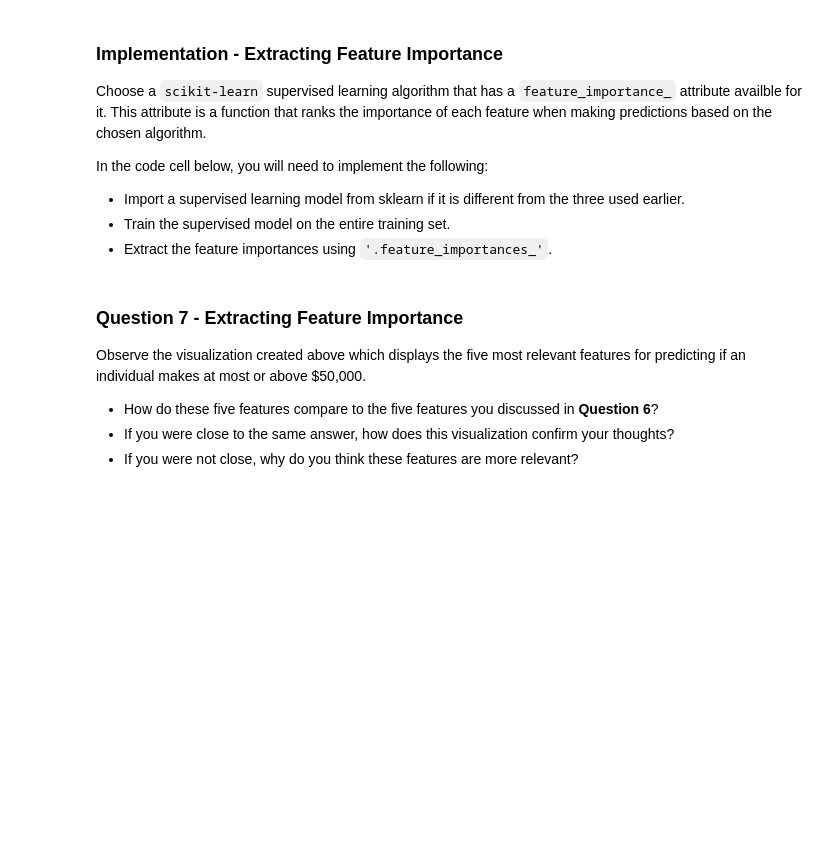
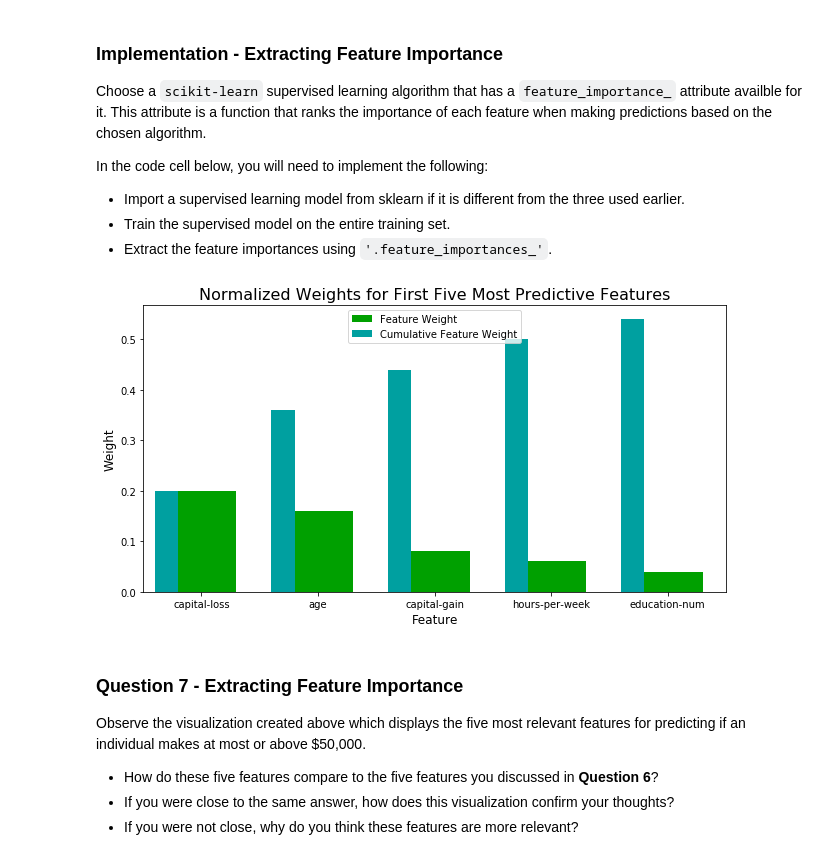
Before and after one commit to andreas-brodale/MLCharity, a Jupyter notebook: finding_donors.ipynb, the cells around one changed output. Cells and saved outputs as stored; diff of their text form; code cells hidden in the pictures; blank space fills up the shorter version.

```diff
--- a/finding_donors.ipynb
+++ b/finding_donors.ipynb
@@ -557,16 +581,18 @@ In the code cell below, you will need to implement the following:
  - Extract the feature importances using `'.feature_importances_'`.
 # %%
 # TODO: Import a supervised learning model that has 'feature_importances_'
-
+abc = AdaBoostClassifier()
 
 # TODO: Train the supervised model on the training set using .fit(X_train, y_train)
-model = None
+model = abc.fit(X_train, y_train)
 
 # TODO: Extract the feature importances using .feature_importances_
-importances = None
+importances = model.feature_importances_
 
 # Plot
 vs.feature_plot(importances, X_train, y_train)
+# %% [output]
+[figure, added]
 # %% [markdown]
 ### Question 7 - Extracting Feature Importance
 
```
Also changed, not shown: parts of 8 cells of this notebook.
